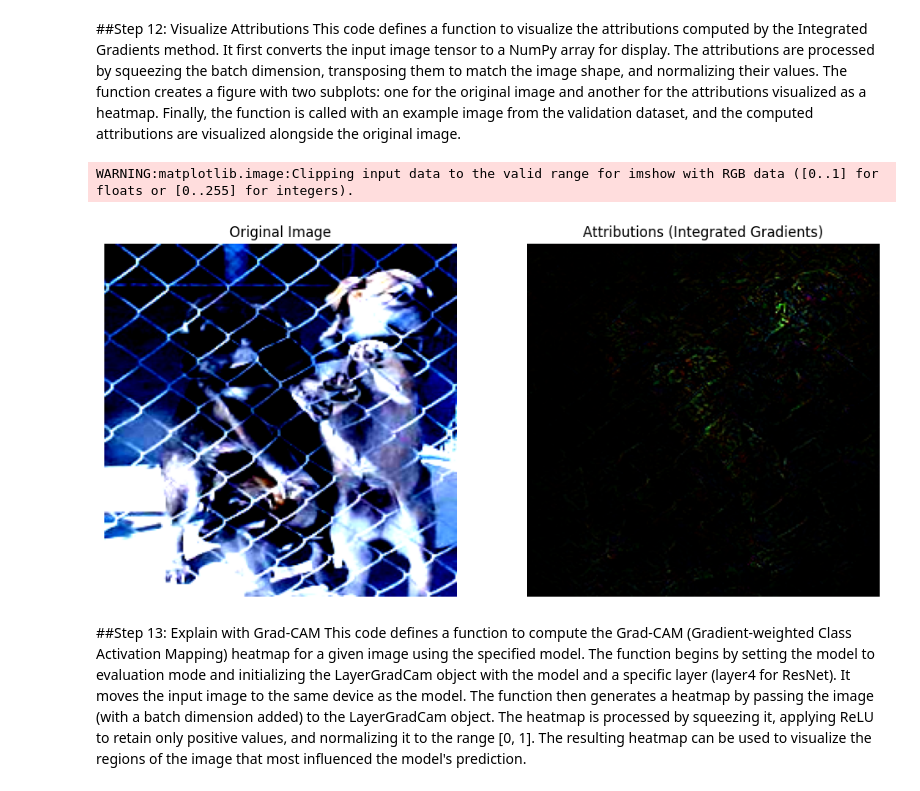
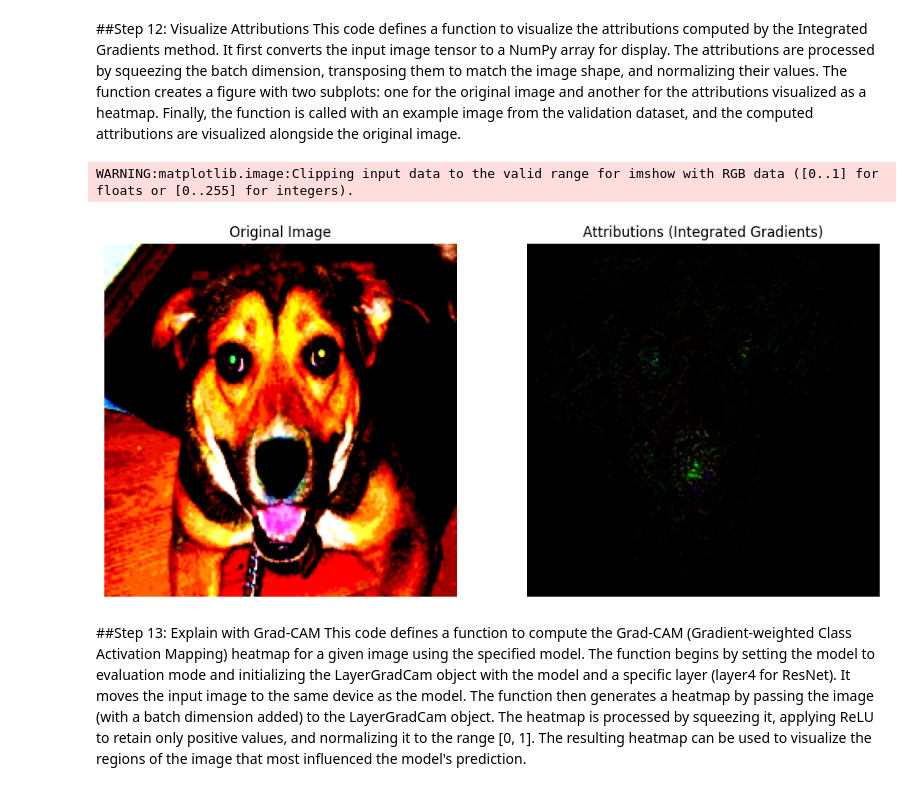
Before and after one commit to ChaosKingNV/cs-gy-6613-assignments, a Jupyter notebook: Assignment 2A/Assignment_2A.ipynb, the cells around one changed output. Cells and saved outputs as stored; diff of their text form; code cells hidden in the pictures.

```diff
--- a/Assignment 2A/Assignment_2A.ipynb
+++ b/Assignment 2A/Assignment_2A.ipynb
@@ -277,35 +277,35 @@ def visualize_attributions(image, attributions):
     # Convert the image tensor to a numpy array and change its shape
     image_np = image.permute(1, 2, 0).cpu().detach().numpy()  # Change shape to (224, 224, 3)
 
     # Convert attributions to a numpy array and reshape
     attributions = attributions.squeeze().cpu().detach().numpy()  # Remove the batch dimension
 
     # *** Transpose the attributions to (height, width, channels) ***
     attributions = attributions.transpose(1, 2, 0)  # Change shape to (224, 224, 3)
 
     attributions = np.clip(attributions, 0, np.max(attributions))  # Clip values
     attributions = (attributions - np.min(attributions)) / (np.max(attributions) - np.min(attributions))  # Normalize
 
     # Display original image and attributions
     fig, ax = plt.subplots(1, 2, figsize=(12, 6))
     ax[0].imshow(image_np)  # Use the reshaped image
     ax[0].set_title('Original Image')
     ax[0].axis('off')
 
     # Resize attributions to match the image dimensions (optional)
     attributions_resized = np.clip(attributions, 0, 1)  # Ensure values are in valid range for display
     ax[1].imshow(attributions_resized, cmap='hot')  # Using a heatmap color map
     ax[1].set_title('Attributions (Integrated Gradients)')
     ax[1].axis('off')
 
     plt.show()
 
-image, _ = val_dataset[3]
+image, _ = val_dataset[4]
 attributions, _ = explain_with_integrated_gradients(model, image)
 visualize_attributions(image, attributions)
 # %% [output]
 WARNING:matplotlib.image:Clipping input data to the valid range for imshow with RGB data ([0..1] for floats or [0..255] for integers).
-[figure, old version]
+[figure, new version]
 # %% [markdown]
 ##Step 13: Explain with Grad-CAM
 This code defines a function to compute the Grad-CAM (Gradient-weighted Class Activation Mapping) heatmap for a given image using the specified model. The function begins by setting the model to evaluation mode and initializing the LayerGradCam object with the model and a specific layer (layer4 for ResNet). It moves the input image to the same device as the model. The function then generates a heatmap by passing the image (with a batch dimension added) to the LayerGradCam object. The heatmap is processed by squeezing it, applying ReLU to retain only positive values, and normalizing it to the range [0, 1]. The resulting heatmap can be used to visualize the regions of the image that most influenced the model's prediction.
```
Also changed, not shown: parts of 4 cells of this notebook.
